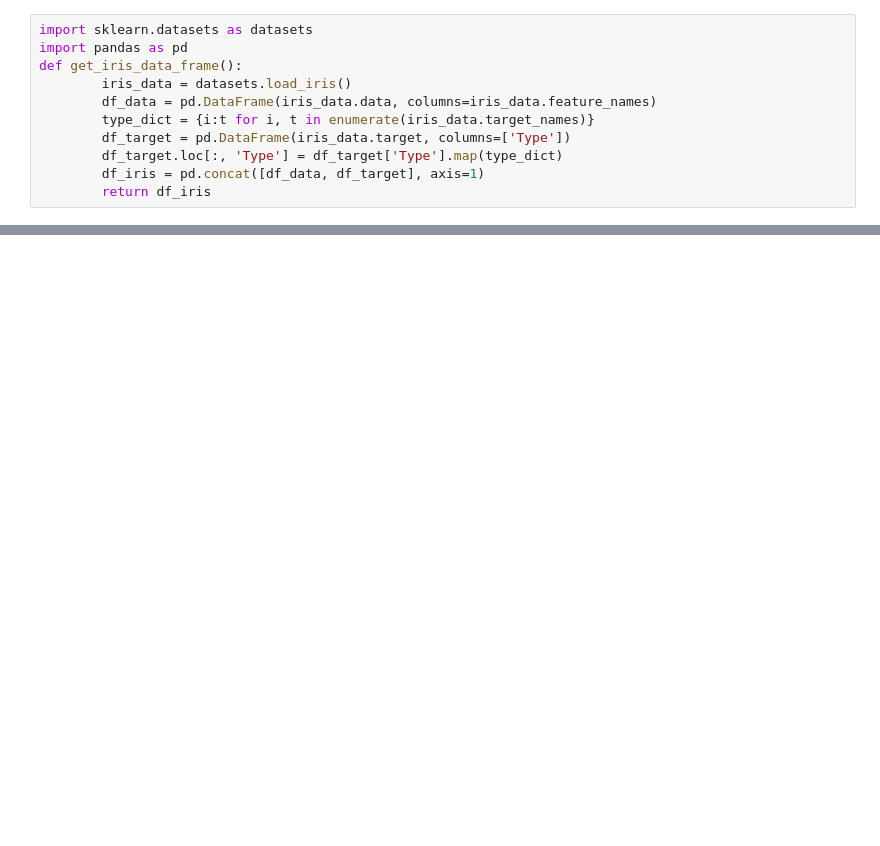
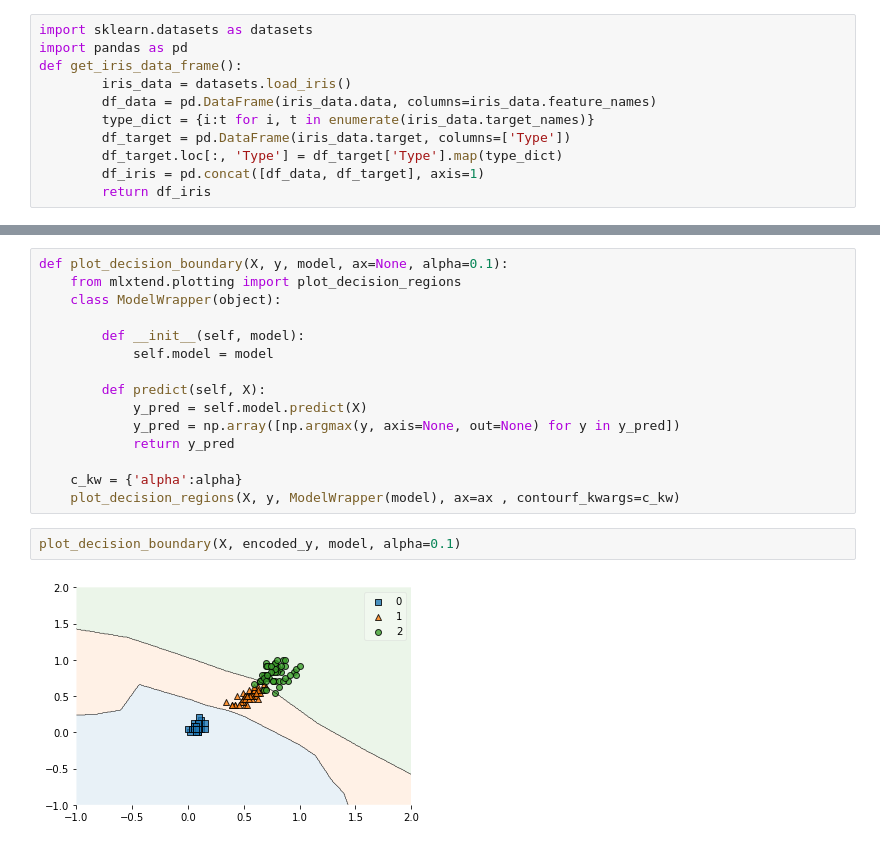
Before and after one commit to mahadikpankaj/Machine_Learning, a Jupyter notebook: Deep_Learning_IRIS_Classification.ipynb, the cells around one changed output, grey strips where cells are left out. Drawn from its saved outputs; the diff is of its cells as text; blank space fills up the shorter version.

```diff
--- a/Deep_Learning_IRIS_Classification.ipynb
+++ b/Deep_Learning_IRIS_Classification.ipynb
@@ -127,0 +154,19 @@ Test loss: 0.04075563699007034 Test accuracy: 0.9555555582046509
+# %%
+def plot_decision_boundary(X, y, model, ax=None, alpha=0.1):
+    from mlxtend.plotting import plot_decision_regions
+    class ModelWrapper(object):
+
+        def __init__(self, model):
+            self.model = model
+
+        def predict(self, X):
+            y_pred = self.model.predict(X)
+            y_pred = np.array([np.argmax(y, axis=None, out=None) for y in y_pred])
+            return y_pred
+
+    c_kw = {'alpha':alpha}
+    plot_decision_regions(X, y, ModelWrapper(model), ax=ax , contourf_kwargs=c_kw)
+# %%
+plot_decision_boundary(X, encoded_y, model, alpha=0.1)
+# %% [output]
+[figure, added]
```
Also changed, not shown: parts of 4 cells of this notebook, 2 other files.
